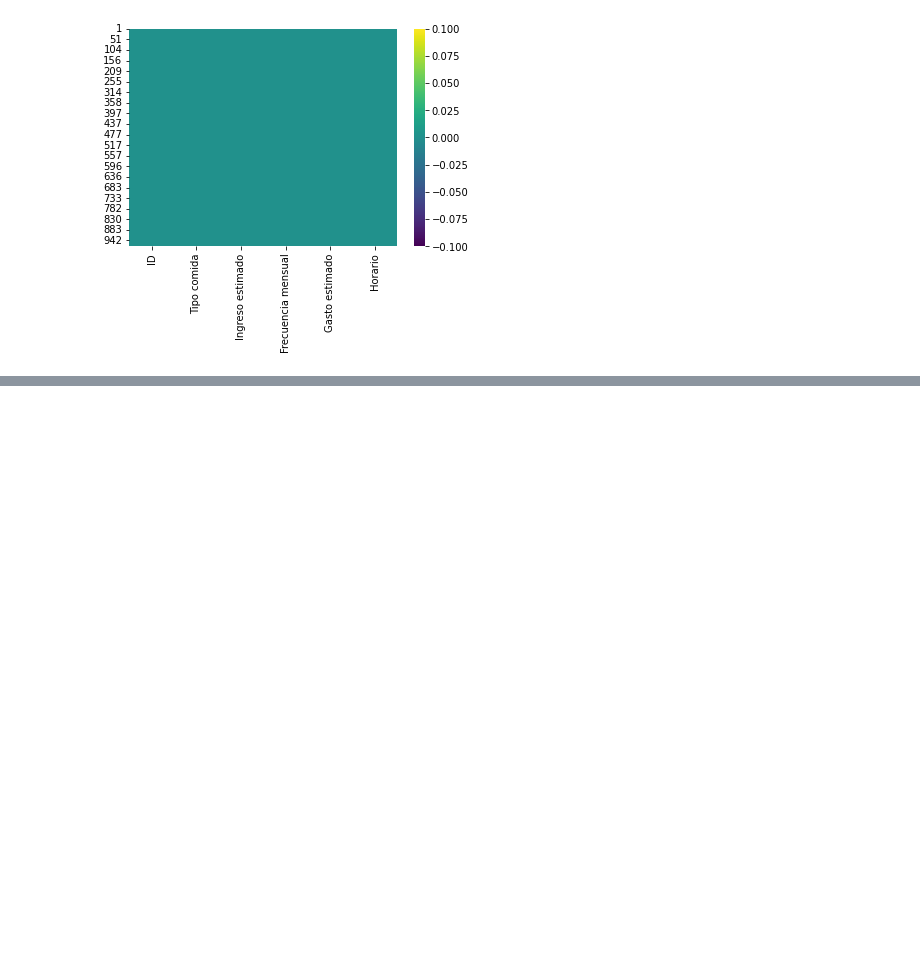
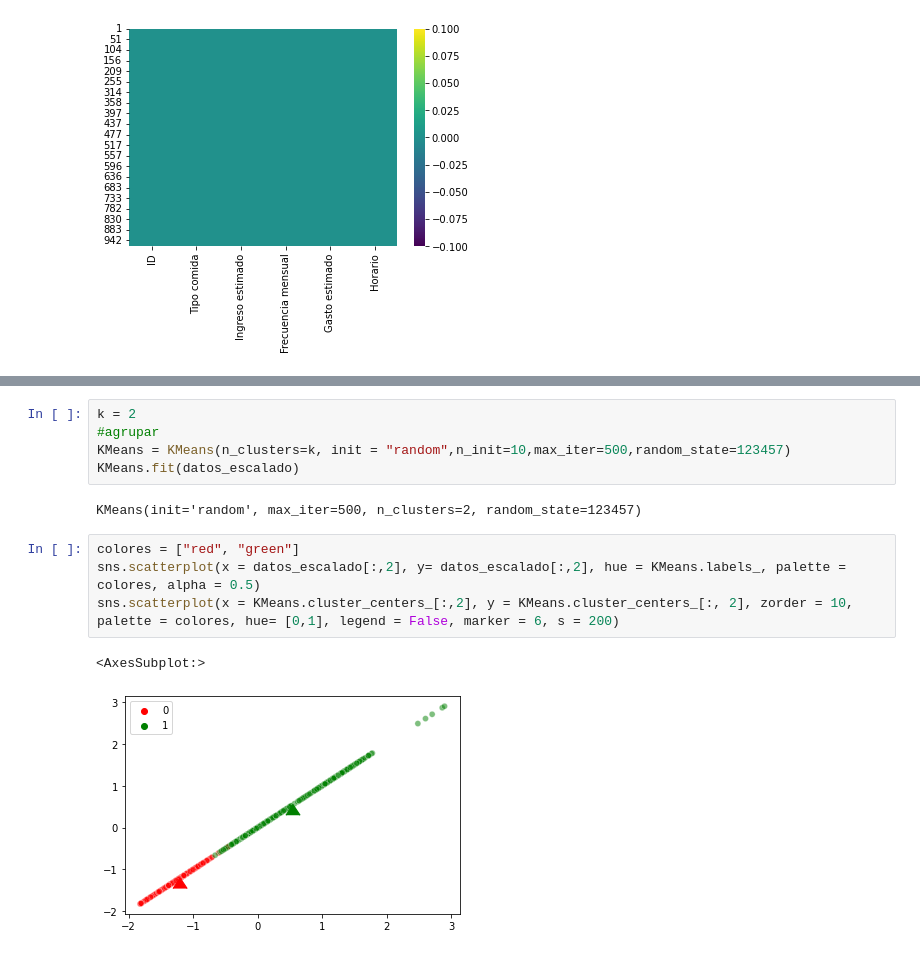
Before and after one commit to davidroth126/Fundamentos_de_informatica, a Jupyter notebook: 2parcial/ej3.ipynb, the cells around one changed output, grey strips where cells are left out. Cells and saved outputs as stored; diff of their text form; blank space fills up the shorter version.

```diff
--- a/2parcial/ej3.ipynb
+++ b/2parcial/ej3.ipynb
@@ -195,0 +237,14 @@ sns.heatmap(datos4.isnull(),cmap="viridis")
+# %%
+k = 2
+#agrupar
+KMeans = KMeans(n_clusters=k, init = "random",n_init=10,max_iter=500,random_state=123457)
+KMeans.fit(datos_escalado)
+# %% [output]
+KMeans(init='random', max_iter=500, n_clusters=2, random_state=123457)
+# %%
+colores = ["red", "green"]
+sns.scatterplot(x = datos_escalado[:,2], y= datos_escalado[:,2], hue = KMeans.labels_, palette = colores, alpha = 0.5)
+sns.scatterplot(x = KMeans.cluster_centers_[:,2], y = KMeans.cluster_centers_[:, 2], zorder = 10, palette = colores, hue= [0,1], legend = False, marker = 6, s = 200)
+# %% [output]
+<AxesSubplot:>
+[figure, added]
```
Also changed, not shown: parts of 12 cells of this notebook.
